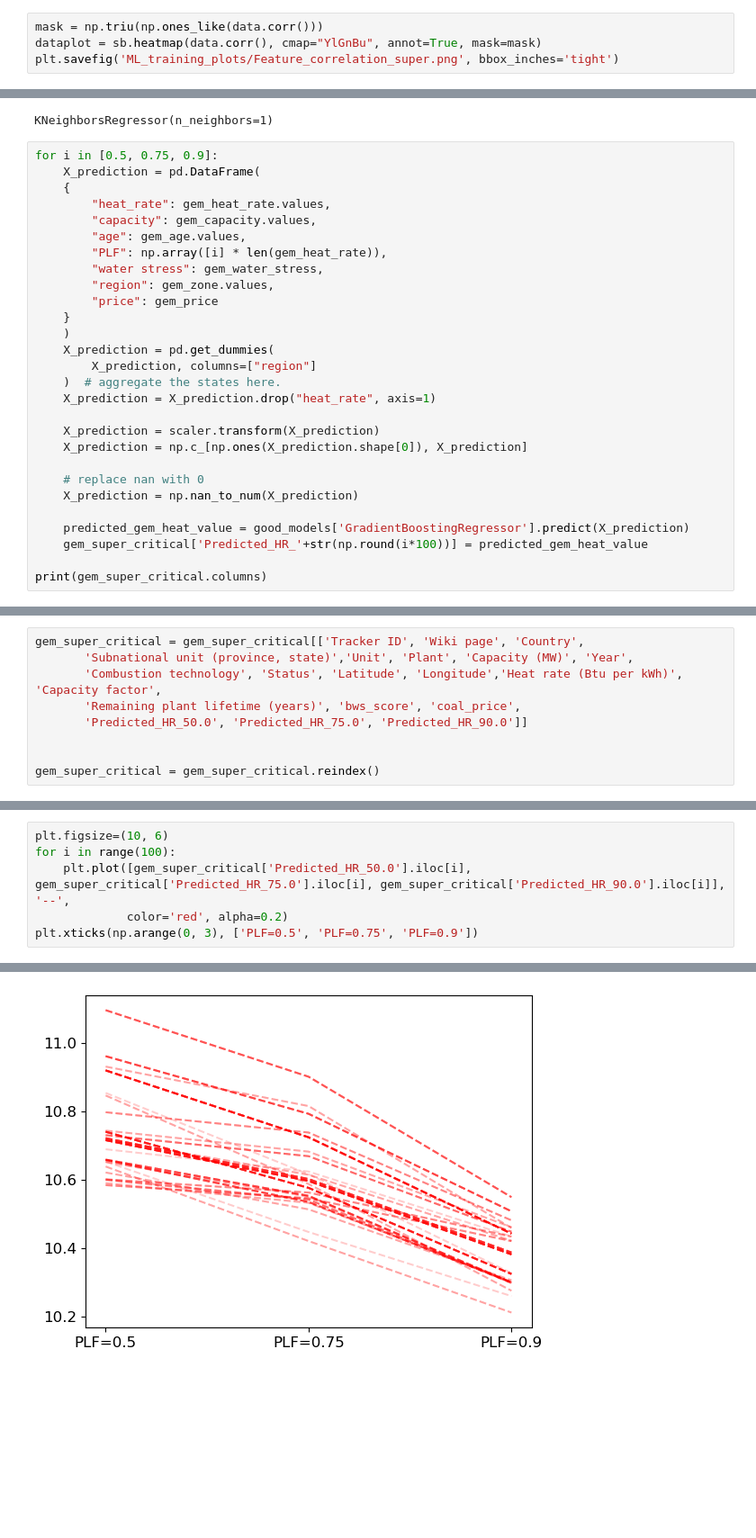
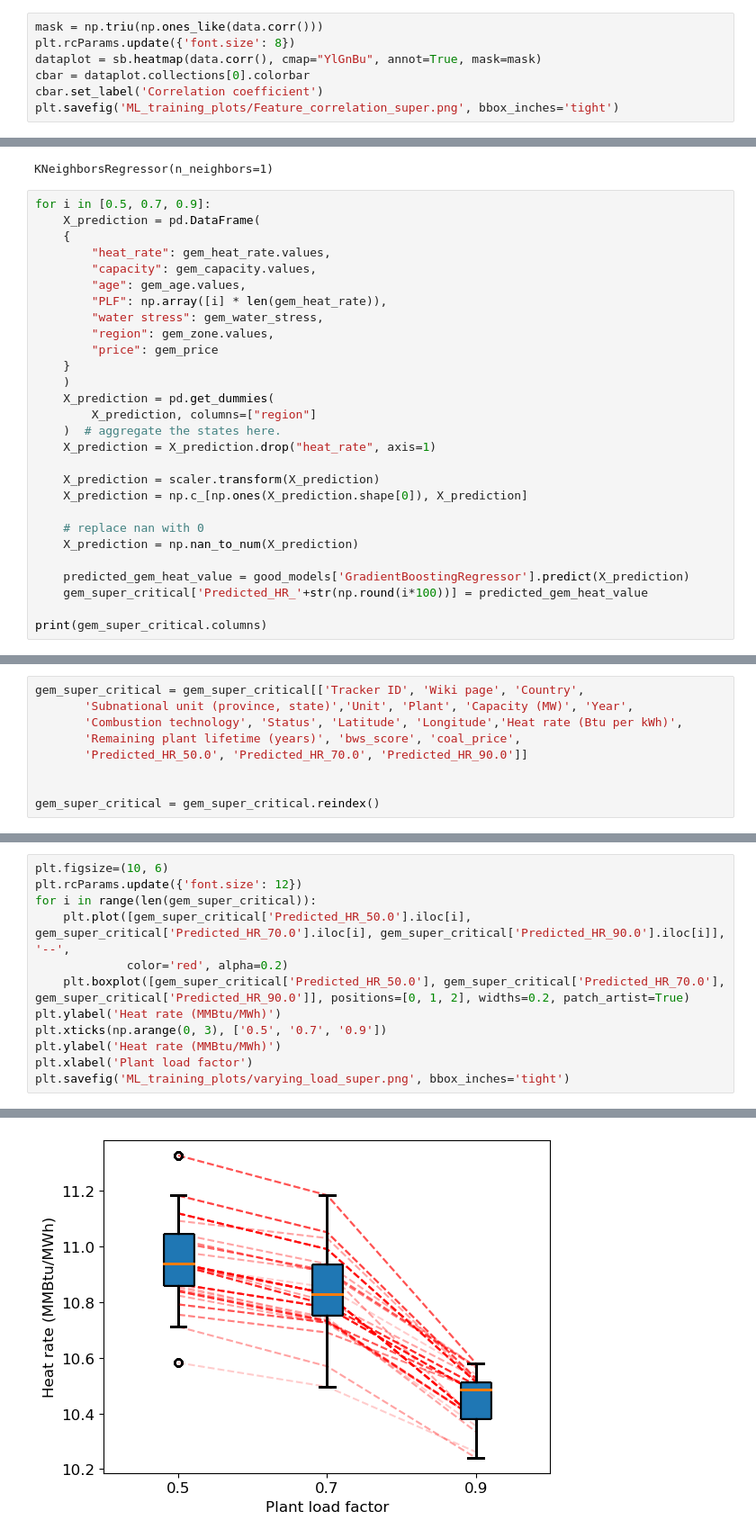
Before and after one commit to yifueve/India_SHR_dataset, a Jupyter notebook: run_models_supercritical.ipynb, the cells around one changed output, grey strips where cells are left out. Shown at 90% size. Saved outputs shown, nothing was run; the diff lists cells and outputs as text; blank space fills up the shorter version.

```diff
--- a/run_models_supercritical.ipynb
+++ b/run_models_supercritical.ipynb
@@ -42,6 +42,9 @@ print(max(data.PLF), min(data.PLF))
 0.9846787137188636 0.0058579749103942
 # %%
 mask = np.triu(np.ones_like(data.corr()))
+plt.rcParams.update({'font.size': 8})
 dataplot = sb.heatmap(data.corr(), cmap="YlGnBu", annot=True, mask=mask)
+cbar = dataplot.collections[0].colorbar
+cbar.set_label('Correlation coefficient')
 plt.savefig('ML_training_plots/Feature_correlation_super.png', bbox_inches='tight')
 # %% [output]
@@ -216,7 +219,7 @@ good_models['KNeighborsRegressor'].fit(X_train, y_train)
 # %% [output]
 KNeighborsRegressor(n_neighbors=1)
 # %%
-for i in [0.5, 0.75, 0.9]:
+for i in [0.5, 0.7, 0.9]:
     X_prediction = pd.DataFrame(
     {
         "heat_rate": gem_heat_rate.values,
@@ -261,9 +264,9 @@ Index(['Tracker ID', 'TrackerLOC', 'ParentID', 'Wiki page', 'Country',
 # %%
 gem_super_critical = gem_super_critical[['Tracker ID', 'Wiki page', 'Country',
        'Subnational unit (province, state)','Unit', 'Plant', 'Capacity (MW)', 'Year',
-       'Combustion technology', 'Status', 'Latitude', 'Longitude','Heat rate (Btu per kWh)', 'Capacity factor',
+       'Combustion technology', 'Status', 'Latitude', 'Longitude','Heat rate (Btu per kWh)',
        'Remaining plant lifetime (years)', 'bws_score', 'coal_price',
-       'Predicted_HR_50.0', 'Predicted_HR_75.0', 'Predicted_HR_90.0']]
+       'Predicted_HR_50.0', 'Predicted_HR_70.0', 'Predicted_HR_90.0']]
 
 
 gem_super_critical = gem_super_critical.reindex()
@@ -311,7 +314,13 @@ The dist attribute was deprecated in Matplotlib 3.6 and will be removed two mino
 # %%
 plt.figsize=(10, 6)
-for i in range(100):
-    plt.plot([gem_super_critical['Predicted_HR_50.0'].iloc[i], gem_super_critical['Predicted_HR_75.0'].iloc[i], gem_super_critical['Predicted_HR_90.0'].iloc[i]], '--',
+plt.rcParams.update({'font.size': 12})
+for i in range(len(gem_super_critical)):
+    plt.plot([gem_super_critical['Predicted_HR_50.0'].iloc[i], gem_super_critical['Predicted_HR_70.0'].iloc[i], gem_super_critical['Predicted_HR_90.0'].iloc[i]], '--',
              color='red', alpha=0.2)
-plt.xticks(np.arange(0, 3), ['PLF=0.5', 'PLF=0.75', 'PLF=0.9'])
+    plt.boxplot([gem_super_critical['Predicted_HR_50.0'], gem_super_critical['Predicted_HR_70.0'], gem_super_critical['Predicted_HR_90.0']], positions=[0, 1, 2], widths=0.2, patch_artist=True)
+plt.ylabel('Heat rate (MMBtu/MWh)')
+plt.xticks(np.arange(0, 3), ['0.5', '0.7', '0.9'])
+plt.ylabel('Heat rate (MMBtu/MWh)')
+plt.xlabel('Plant load factor')
+plt.savefig('ML_training_plots/varying_load_super.png', bbox_inches='tight')
 # %% [output]
@@ -322 +327 @@ plt.xticks(np.arange(0, 3), ['PLF=0.5', 'PLF=0.75', 'PLF=0.9'])
-[figure, old version]
+[figure, new version]
```
Also changed, not shown: parts of 8 cells of this notebook, 1 other file.
